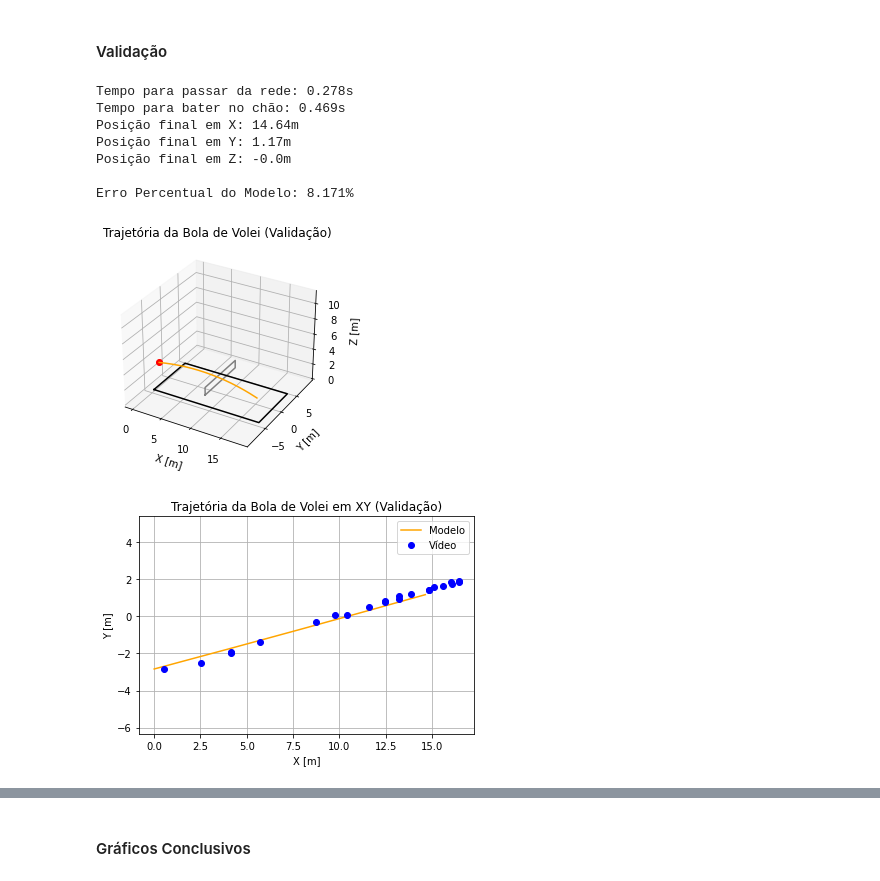
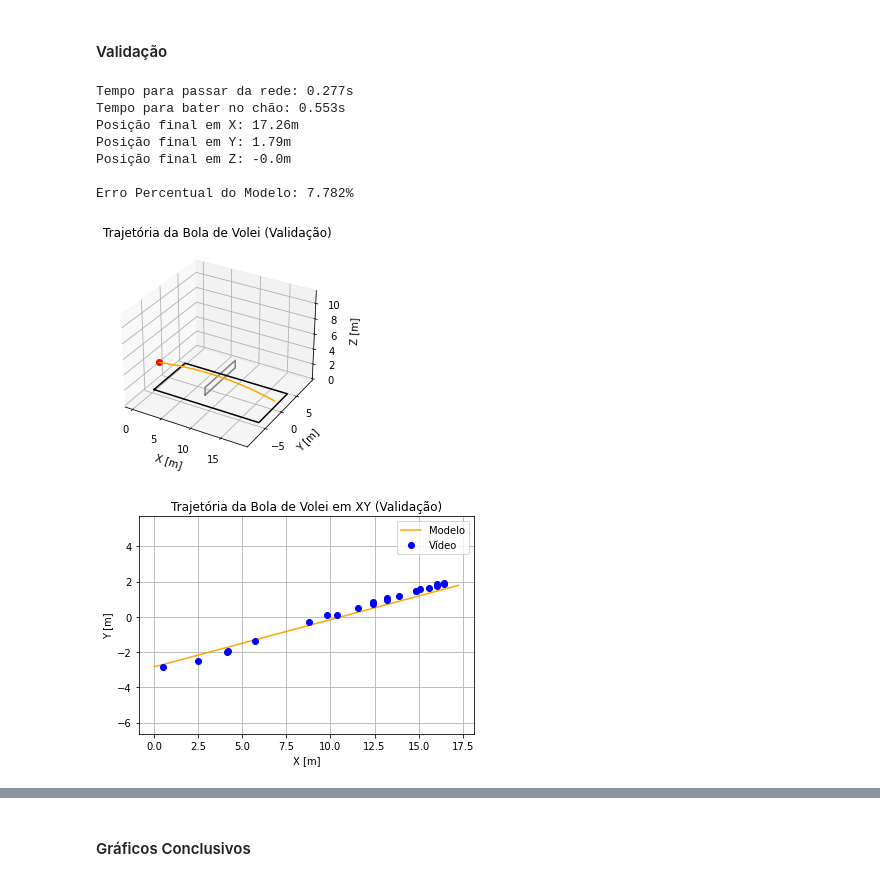
Before and after one commit to dourado-rafa/ModssimProjeto3, a Jupyter notebook: bola_de_volei_principal.ipynb, the cells around one changed output, grey strips where cells are left out. Cells and saved outputs as stored; diff of their text form; code cells hidden in the pictures.

```diff
--- a/bola_de_volei_principal.ipynb
+++ b/bola_de_volei_principal.ipynb
@@ -38,9 +38,9 @@ def set_axis_equal(ax):
 #### Parâmetros
 # %%
 d_ar = 1.2 # Densidade do Ar [kg/m³]
-g = -9.8 # Aceleração da Gravidade [m/s]
+g = 9.8 # Aceleração da Gravidade [m/s]
 
-cl = 1 # Coeficiente de Sustentação (Magnus)
+cl = 0.8 # Coeficiente de Sustentação (Magnus)
 cd = 0.1 # Coeficiente de Arrasto
 
 r = 0.105 # Raio da Bola [m]
@@ -89,7 +89,7 @@ vy0 = v0*sin(tetha)*sin(alpha)
 vz0 = v0*cos(tetha)
 
 # Decompondo a Velocidade Angular inicial
-w = 3*(2*pi) # dado em [RPS] transformado em [rad]
+w = 4*(2*pi) # dado em [RPS] transformado em [rad]
 wx = -w*sin(tetha)*sin(alpha)
 wy = w*sin(tetha)*cos(alpha)
 wz = w*cos(tetha)
@@ -105,6 +105,7 @@ t_lista = np.arange(0, tMax, dt)
 # %% [markdown]
 #### Modelos
 # %%
+# Modelo considerando a Força Magnus
 def modelo(info, t_lista):
     # Extraindo os Valores
     x = info[0]
@@ -116,10 +117,10 @@ def modelo(info, t_lista):
 
     v_vetor = np.array([vx, vy, vz]) # Compondo o vetor da velocidade
 
-    v_xy = sqrt(vx**2 + vy**2) # Componente da velocidade em xy
+    v_xy = sqrt(vx**2 + vy**2) # Componente da velocidade no plano xy
     v = sqrt(v_xy**2 + vz**2) # Velocidade
 
-    # Calculos dos ângulos
+    # Cálculo dos ângulos
     cos_tetha = vz/v
     sen_tetha = v_xy/v
     cos_alpha = vx/v_xy
@@ -137,7 +138,7 @@ def modelo(info, t_lista):
     Fmag_y = Fmag[1]
     Fmag_z = Fmag[2]
 
-    # Calculando a aceleração (dV_dt)
+    # Calculando as acelerações (dV_dt)
     dVx_dt = (Fa_x + Fmag_x)/m
     dVy_dt = (Fa_y + Fmag_y)/m
     dVz_dt = (-(m*g) + Fa_z + Fmag_z)/m
@@ -145,5 +146,5 @@ def modelo(info, t_lista):
     if z <= 0: # Impedindo a bola de atravessar o chão
         return [0, 0, 0, 0 ,0 ,0]
     else:
-        return [vx, vy, v, dVx_dt ,dVy_dt ,dVz_dt]
+        return [vx, vy, vz, dVx_dt ,dVy_dt ,dVz_dt]
 # %%
@@ -214,12 +222,9 @@ plt.show()
 # %% [markdown]
 #### Validação
 # %%
-infos_Odeint = odeint(modelo, info_0, t_lista)
-
-posX = list(infos_Odeint[:,0])
-posY = list(infos_Odeint[:,1])
-posZ = list(infos_Odeint[:,2])
-
+# Algumas vezes, ao plotar o gráfico era criada uma linha reta no chão que ligava o ponto onde a bola
+# batia no chão com a origem, para evitar esse bug o index registra o momento que a bola cai no chão e
+# utiliza os dados somente até aquele momento
 
 rede = False
 index = len(t_lista)-1 # index do ultimo valor do modelo (valor em que a bola bate no chão)
@@ -233,39 +238,39 @@ for i, t in enumerate(t_lista):
         break
 
 print(f'Tempo para passar da rede: {round(tempo_rede, 3)}s')
 print(f'Tempo para bater no chão: {round(tempo_chao, 3)}s')
 print(f'Posição final em X: {round(posX[index], 2)}m')
 print(f'Posição final em Y: {round(posY[index], 2)}m')
 print(f'Posição final em Z: {round(posZ[index], 2)}m')
 dado_tempo_rede = 0.257 # tempo decorrido para bater na rede pego no vídeo
 erro = ((tempo_rede - dado_tempo_rede)/dado_tempo_rede)*100
 print(f'\nErro Percentual do Modelo: {round(erro, 3)}%')
 
 %matplotlib inline
 # %matplotlib qt5
 
 ax = plt.axes(projection='3d')
 ax.plot3D(rede_x, rede_y, rede_z, color='grey') # rede
 ax.plot3D(quadra_x, quadra_y, quadra_z, color='black') # quadra
 ax.plot3D(posX[0], posY[0], posZ[0], 'ro') # Bola
 
 ax.plot3D(posX[0:index], posY[0: index], posZ[0: index], color="orange")
 plt.title("Trajetória da Bola de Volei (Validação)")
 plt.grid()
 ax.set_xlabel('X [m]')
 ax.set_ylabel('Y [m]')
 ax.set_zlabel('Z [m]')
 set_axis_equal(ax)
 plt.show()
 # %% [output]
-Tempo para passar da rede: 0.278s
-Tempo para bater no chão: 0.469s
-Posição final em X: 14.64m
-Posição final em Y: 1.17m
+Tempo para passar da rede: 0.277s
+Tempo para bater no chão: 0.553s
+Posição final em X: 17.26m
+Posição final em Y: 1.79m
 Posição final em Z: -0.0m
 
-Erro Percentual do Modelo: 8.171%
+Erro Percentual do Modelo: 7.782%
-[figure, old version]
+[figure, new version]
 # %%
 %matplotlib inline
 # Validação do modelo usando os dados coletados do Vídeo
@@ -279,4 +284,4 @@ plt.legend()
 plt.axis("equal")
 plt.show()
 # %% [output]
-[figure, old version]
+[figure, new version]
```
Also changed, not shown: parts of 5 cells of this notebook.
